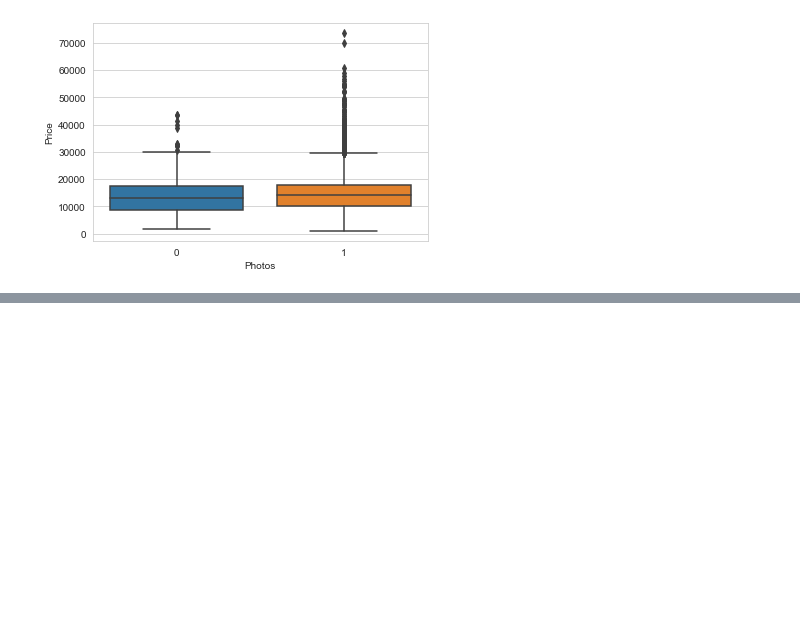
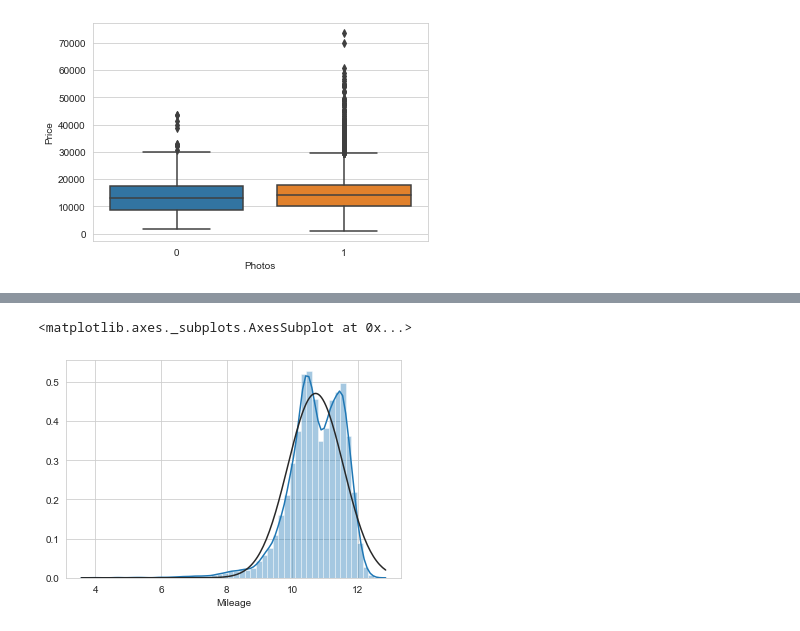
Before and after one commit to amolratnaparkhe/Car-listing-Project, a Jupyter notebook: Car-listing.ipynb, the cells around one changed output, grey strips where cells are left out. Saved outputs shown, nothing was run; the diff lists cells and outputs as text; code cells hidden in the pictures; blank space fills up the shorter version.

```diff
--- a/Car-listing.ipynb
+++ b/Car-listing.ipynb
@@ -677,0 +734,5 @@ sns.boxplot(df["Photos"],df["Price"])
+# %%
+sns.distplot(np.log(df["Mileage"]),fit=norm)
+# %% [output]
+<matplotlib.axes._subplots.AxesSubplot at 0x...>
+[figure, added]
```
Also changed, not shown: parts of 35 cells of this notebook.
